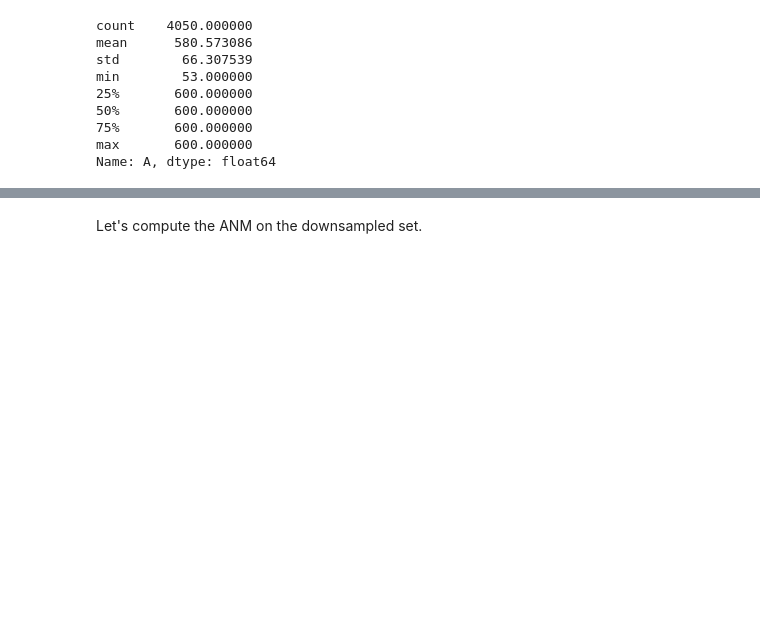
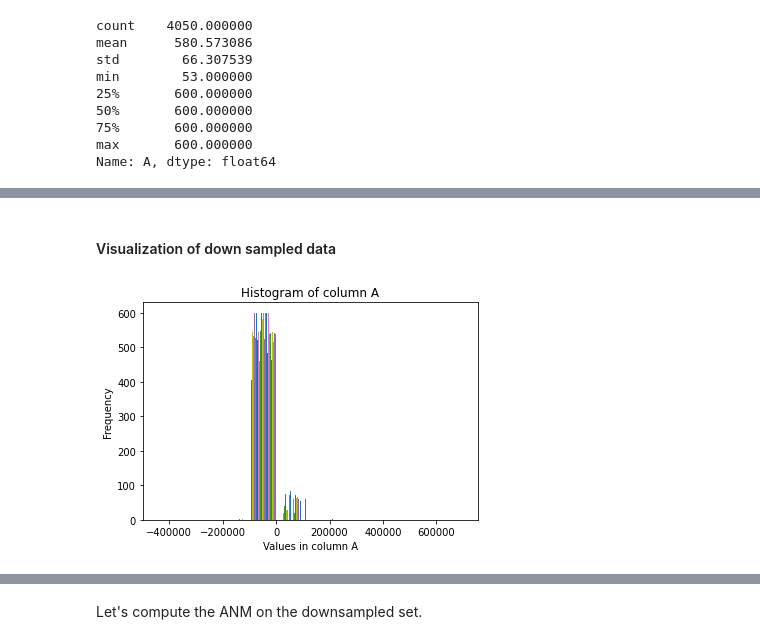
Before and after one commit to RachaHachem/Solving-Medi-Fair-Challenge, a Jupyter notebook: Baseline Methods/Code/Medi_Fair_baseline_methods.ipynb, the cells around one changed output, grey strips where cells are left out. Cells and saved outputs as stored; diff of their text form; code cells hidden in the pictures; blank space fills up the shorter version.

```diff
--- a/Code/Medi_Fair_baseline_methods.ipynb
+++ b/Baseline Methods/Code/Medi_Fair_baseline_methods.ipynb
@@ -271 +333,12 @@ X_train_downsampled
 4050 rows × 2 columns
+# %% [markdown]
+#### Visualization of down sampled data
+# %%
+# plot a histogram of column A
+plt.hist(X_train_downsampled['A'])
+plt.xlabel('Values in column A')
+plt.ylabel('Frequency')
+plt.title('Histogram of column A')
+plt.show()
+# %% [output]
+[figure, added]
```
Also changed, not shown: parts of 23 cells of this notebook, 2 other files.
